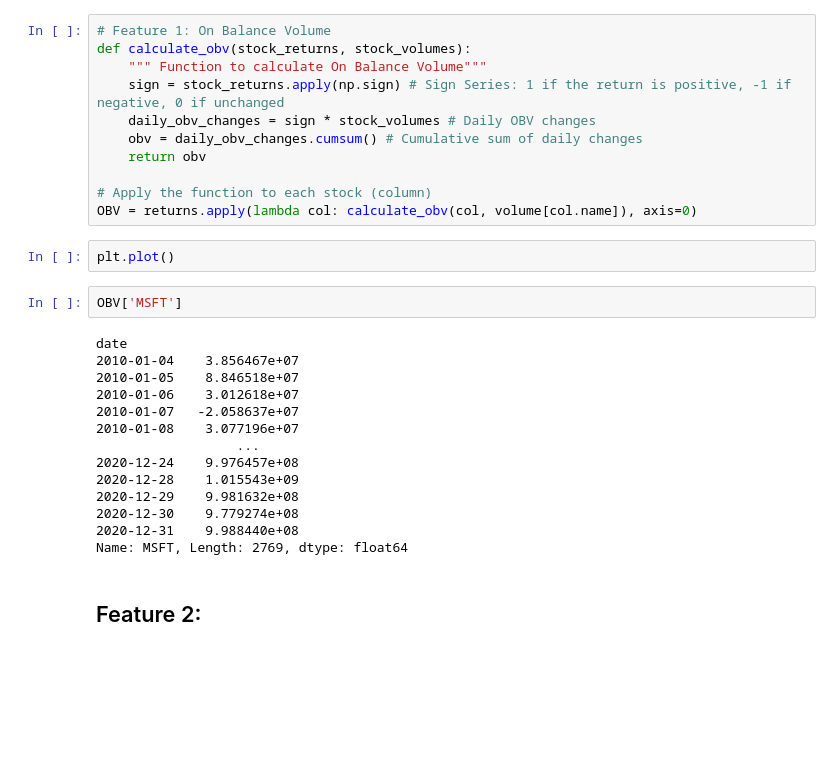
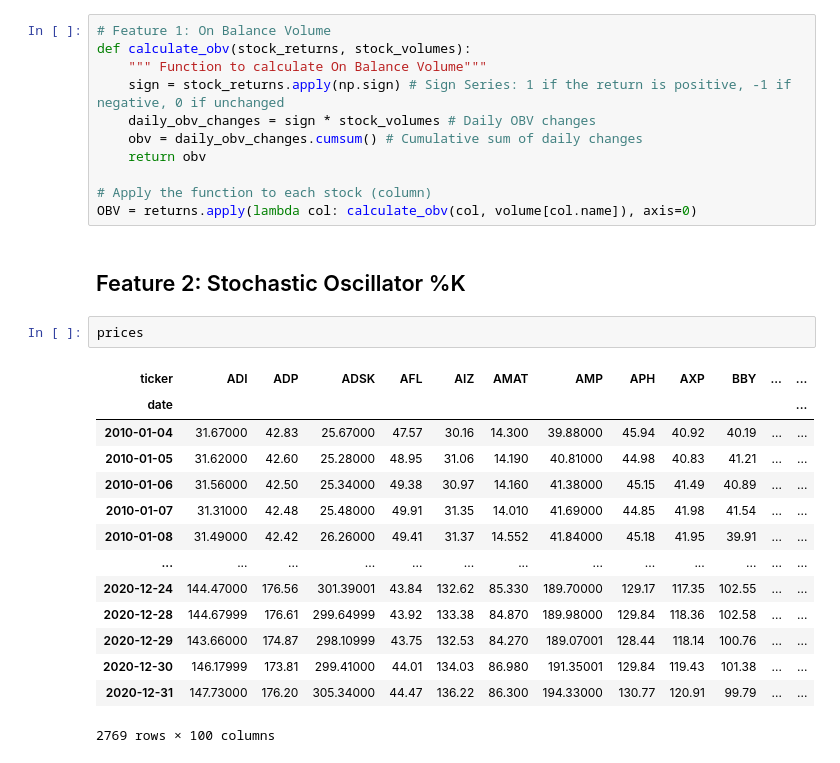
Before and after one commit to talhajamal11/BigData1Project, a Jupyter notebook: src/TalhaJamal/xgboost.ipynb, the cells around one changed output. Drawn from its saved outputs; the diff is of its cells as text; blank space fills up the shorter version.

```diff
--- a/src/TalhaJamal/xgboost.ipynb
+++ b/src/TalhaJamal/xgboost.ipynb
@@ -49,23 +49,22 @@ def calculate_obv(stock_returns, stock_volumes):
 
 # Apply the function to each stock (column)
 OBV = returns.apply(lambda col: calculate_obv(col, volume[col.name]), axis=0)
-# %%
-plt.plot()
-# %%
-OBV['MSFT']
-# %% [output]
-date
-2010-01-04    3.856467e+07
-2010-01-05    8.846518e+07
-2010-01-06    3.012618e+07
-2010-01-07   -2.058637e+07
-2010-01-08    3.077196e+07
-                  ...
-2020-12-24    9.976457e+08
-2020-12-28    1.015543e+09
-2020-12-29    9.981632e+08
-2020-12-30    9.779274e+08
-2020-12-31    9.988440e+08
-Name: MSFT, Length: 2769, dtype: float64
 # %% [markdown]
-## Feature 2:
+## Feature 2: Stochastic Oscillator %K
+# %%
+prices
+# %% [output]
+| ticker | ADI | ADP | ADSK | AFL | AIZ | AMAT | AMP | APH | AXP | BBY | ... | ... |
+| date |  |  |  |  |  |  |  |  |  |  |  | ... |
+| 2010-01-04 | 31.67000 | 42.83 | 25.67000 | 47.57 | 30.16 | 14.300 | 39.88000 | 45.94 | 40.92 | 40.19 | ... | ... |
+| 2010-01-05 | 31.62000 | 42.60 | 25.28000 | 48.95 | 31.06 | 14.190 | 40.81000 | 44.98 | 40.83 | 41.21 | ... | ... |
+| 2010-01-06 | 31.56000 | 42.50 | 25.34000 | 49.38 | 30.97 | 14.160 | 41.38000 | 45.15 | 41.49 | 40.89 | ... | ... |
+| 2010-01-07 | 31.31000 | 42.48 | 25.48000 | 49.91 | 31.35 | 14.010 | 41.69000 | 44.85 | 41.98 | 41.54 | ... | ... |
+| 2010-01-08 | 31.49000 | 42.42 | 26.26000 | 49.41 | 31.37 | 14.552 | 41.84000 | 45.18 | 41.95 | 39.91 | ... | ... |
+| ... | ... | ... | ... | ... | ... | ... | ... | ... | ... | ... | ... | ... |
+| 2020-12-24 | 144.47000 | 176.56 | 301.39001 | 43.84 | 132.62 | 85.330 | 189.70000 | 129.17 | 117.35 | 102.55 | ... | ... |
+| 2020-12-28 | 144.67999 | 176.61 | 299.64999 | 43.92 | 133.38 | 84.870 | 189.98000 | 129.84 | 118.36 | 102.58 | ... | ... |
+| 2020-12-29 | 143.66000 | 174.87 | 298.10999 | 43.75 | 132.53 | 84.270 | 189.07001 | 128.44 | 118.14 | 100.76 | ... | ... |
+| 2020-12-30 | 146.17999 | 173.81 | 299.41000 | 44.01 | 134.03 | 86.980 | 191.35001 | 129.84 | 119.43 | 101.38 | ... | ... |
+| 2020-12-31 | 147.73000 | 176.20 | 305.34000 | 44.47 | 136.22 | 86.300 | 194.33000 | 130.77 | 120.91 | 99.79 | ... | ... |
+2769 rows × 100 columns
```
